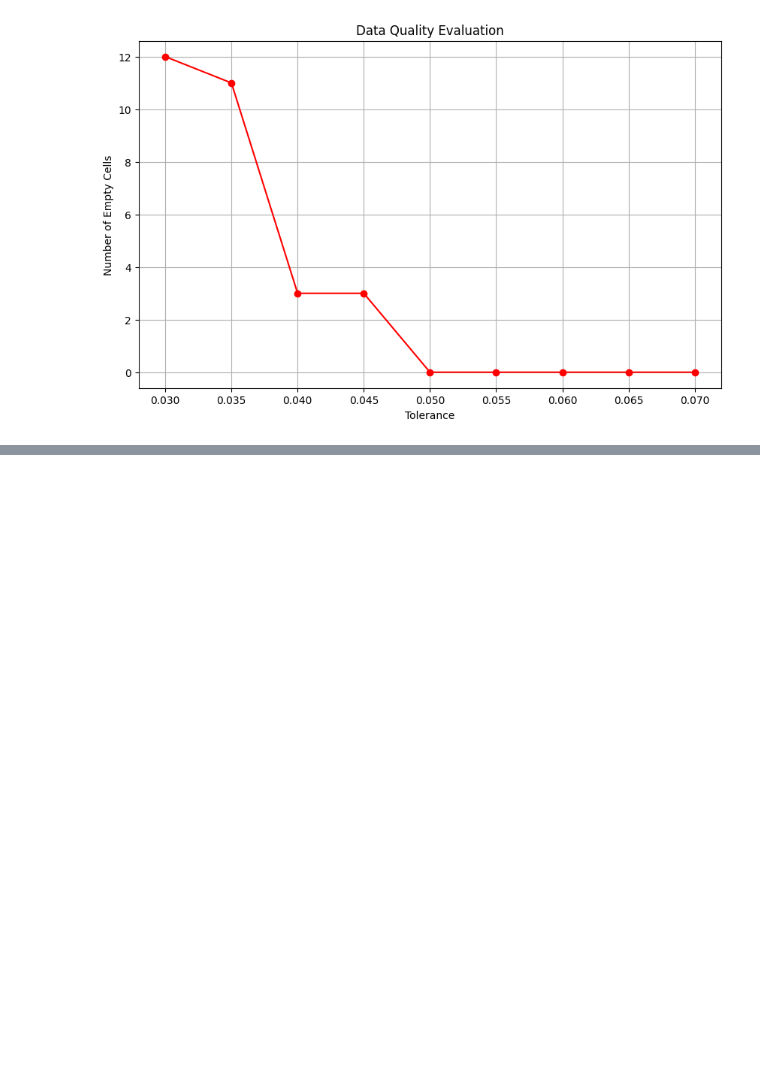
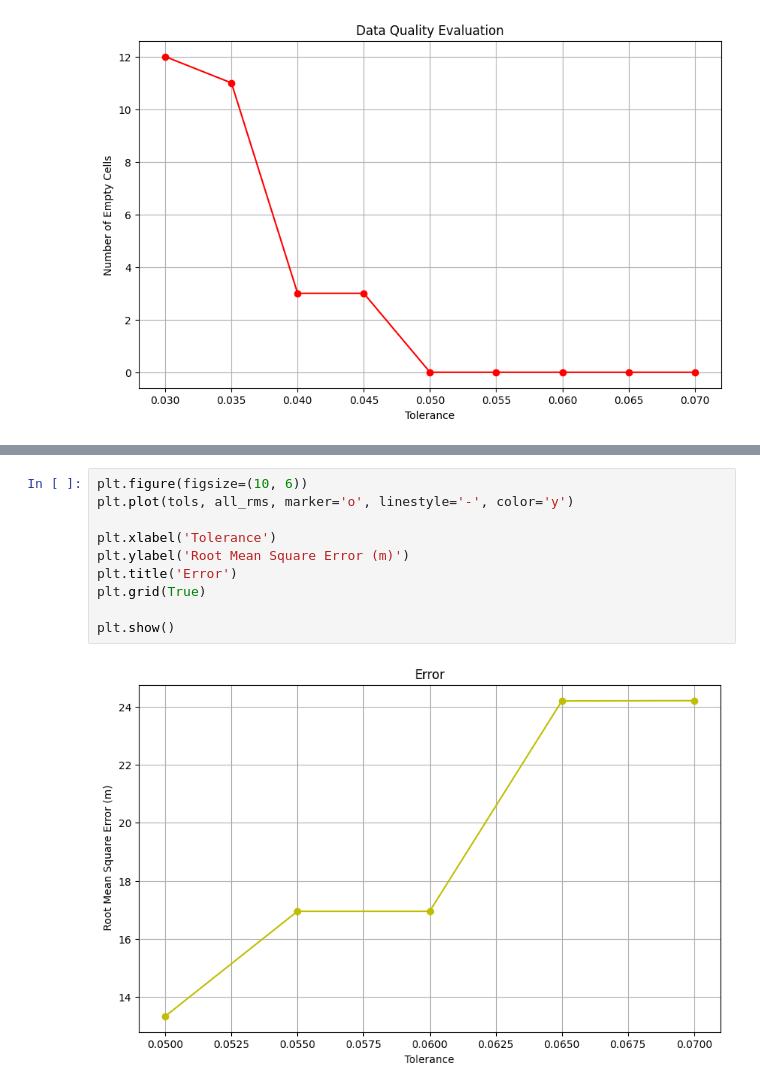
Before and after one commit to scast3/dtw_tool, a Jupyter notebook: optimization.ipynb, the cells around one changed output, grey strips where cells are left out. Drawn from its saved outputs; the diff is of its cells as text; blank space fills up the shorter version.

```diff
--- a/optimization.ipynb
+++ b/optimization.ipynb
@@ -455,0 +449,12 @@ print(all_rms)
+# %%
+plt.figure(figsize=(10, 6))
+plt.plot(tols, all_rms, marker='o', linestyle='-', color='y')
+
+plt.xlabel('Tolerance')
+plt.ylabel('Root Mean Square Error (m)')
+plt.title('Error')
+plt.grid(True)
+
+plt.show()
+# %% [output]
+[figure, added]
```
Also changed, not shown: parts of 2 cells of this notebook, 1 other file.
